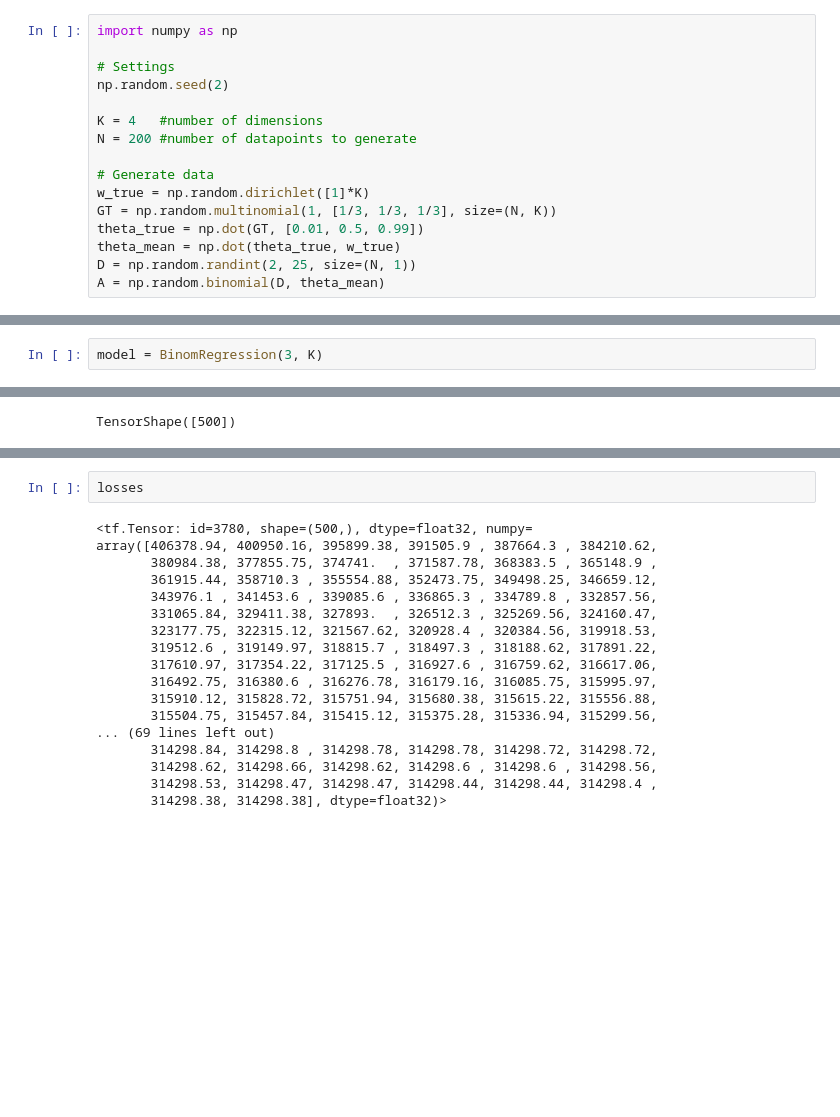
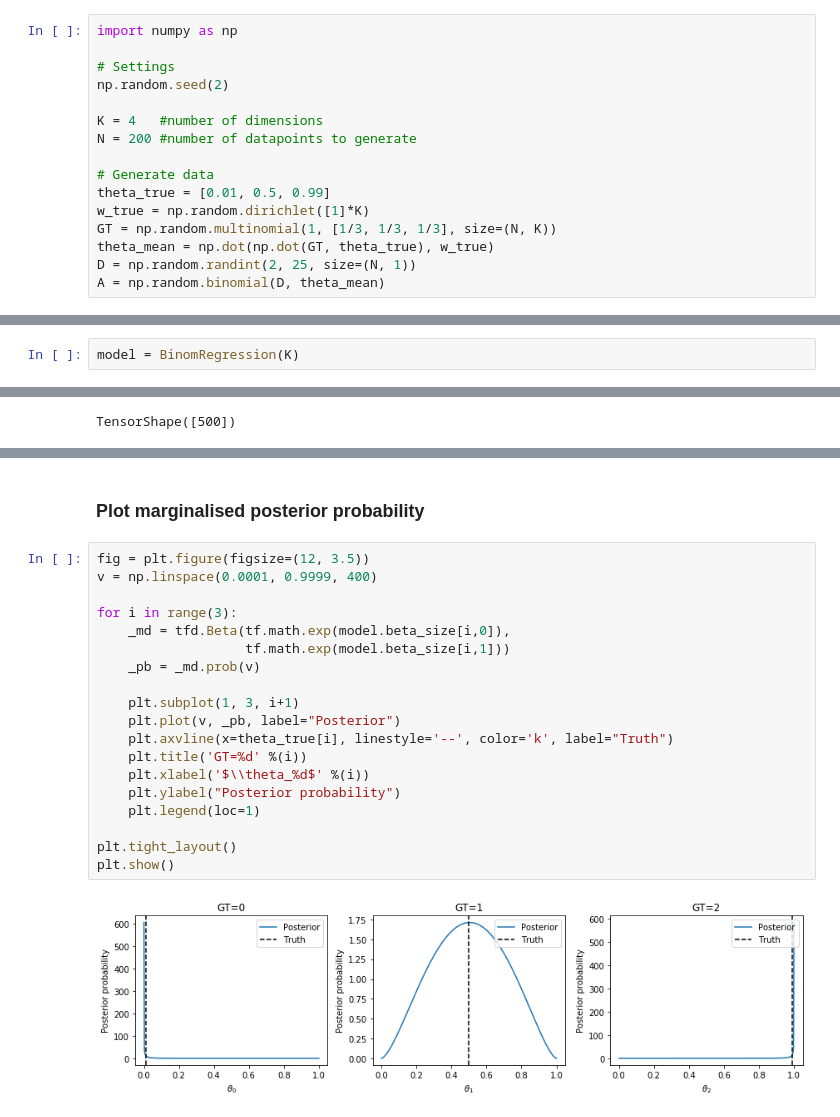
Before and after one commit to Rongtingting/TensorFlow-Bayes, a Jupyter notebook: examples/BinomRegression_VB.ipynb, the cells around one changed output, grey strips where cells are left out. Cells and saved outputs as stored; diff of their text form; blank space fills up the shorter version.

```diff
--- a/examples/BinomRegression_VB.ipynb
+++ b/examples/BinomRegression_VB.ipynb
@@ -87,10 +33,10 @@ K = 4   #number of dimensions
 N = 200 #number of datapoints to generate
 
 # Generate data
+theta_true = [0.01, 0.5, 0.99]
 w_true = np.random.dirichlet([1]*K)
 GT = np.random.multinomial(1, [1/3, 1/3, 1/3], size=(N, K))
-theta_true = np.dot(GT, [0.01, 0.5, 0.99])
-theta_mean = np.dot(theta_true, w_true)
+theta_mean = np.dot(np.dot(GT, theta_true), w_true)
 D = np.random.randint(2, 25, size=(N, 1))
 A = np.random.binomial(D, theta_mean)
 # %%
@@ -104,2 +54,2 @@ array([0.29096973, 0.0133462 , 0.4053198 , 0.29036427])
 # %%
-model = BinomRegression(3, K)
+model = BinomRegression(K)
@@ -136,20 +86,23 @@ model.weight.mean()
-# %%
-losses
-# %% [output]
-<tf.Tensor: id=3780, shape=(500,), dtype=float32, numpy=
-array([406378.94, 400950.16, 395899.38, 391505.9 , 387664.3 , 384210.62,
-       380984.38, 377855.75, 374741.  , 371587.78, 368383.5 , 365148.9 ,
-       361915.44, 358710.3 , 355554.88, 352473.75, 349498.25, 346659.12,
-       343976.1 , 341453.6 , 339085.6 , 336865.3 , 334789.8 , 332857.56,
-       331065.84, 329411.38, 327893.  , 326512.3 , 325269.56, 324160.47,
-       323177.75, 322315.12, 321567.62, 320928.4 , 320384.56, 319918.53,
-       319512.6 , 319149.97, 318815.7 , 318497.3 , 318188.62, 317891.22,
-       317610.97, 317354.22, 317125.5 , 316927.6 , 316759.62, 316617.06,
-       316492.75, 316380.6 , 316276.78, 316179.16, 316085.75, 315995.97,
-       315910.12, 315828.72, 315751.94, 315680.38, 315615.22, 315556.88,
-       315504.75, 315457.84, 315415.12, 315375.28, 315336.94, 315299.56,
-... (69 lines left out)
-       314298.84, 314298.8 , 314298.78, 314298.78, 314298.72, 314298.72,
-       314298.62, 314298.66, 314298.62, 314298.6 , 314298.6 , 314298.56,
-       314298.53, 314298.47, 314298.47, 314298.44, 314298.44, 314298.4 ,
-       314298.38, 314298.38], dtype=float32)>
+# %% [markdown]
+### Plot marginalised posterior probability
+# %%
+fig = plt.figure(figsize=(12, 3.5))
+v = np.linspace(0.0001, 0.9999, 400)
+
+for i in range(3):
+    _md = tfd.Beta(tf.math.exp(model.beta_size[i,0]),
+                   tf.math.exp(model.beta_size[i,1]))
+    _pb = _md.prob(v)
+
+    plt.subplot(1, 3, i+1)
+    plt.plot(v, _pb, label="Posterior")
+    plt.axvline(x=theta_true[i], linestyle='--', color='k', label="Truth")
+    plt.title('GT=%d' %(i))
+    plt.xlabel('$\\theta_%d$' %(i))
+    plt.ylabel("Posterior probability")
+    plt.legend(loc=1)
+
+plt.tight_layout()
+plt.show()
+# %% [output]
+[figure, added]
```
Also changed, not shown: parts of 15 cells of this notebook, 5 other files.
